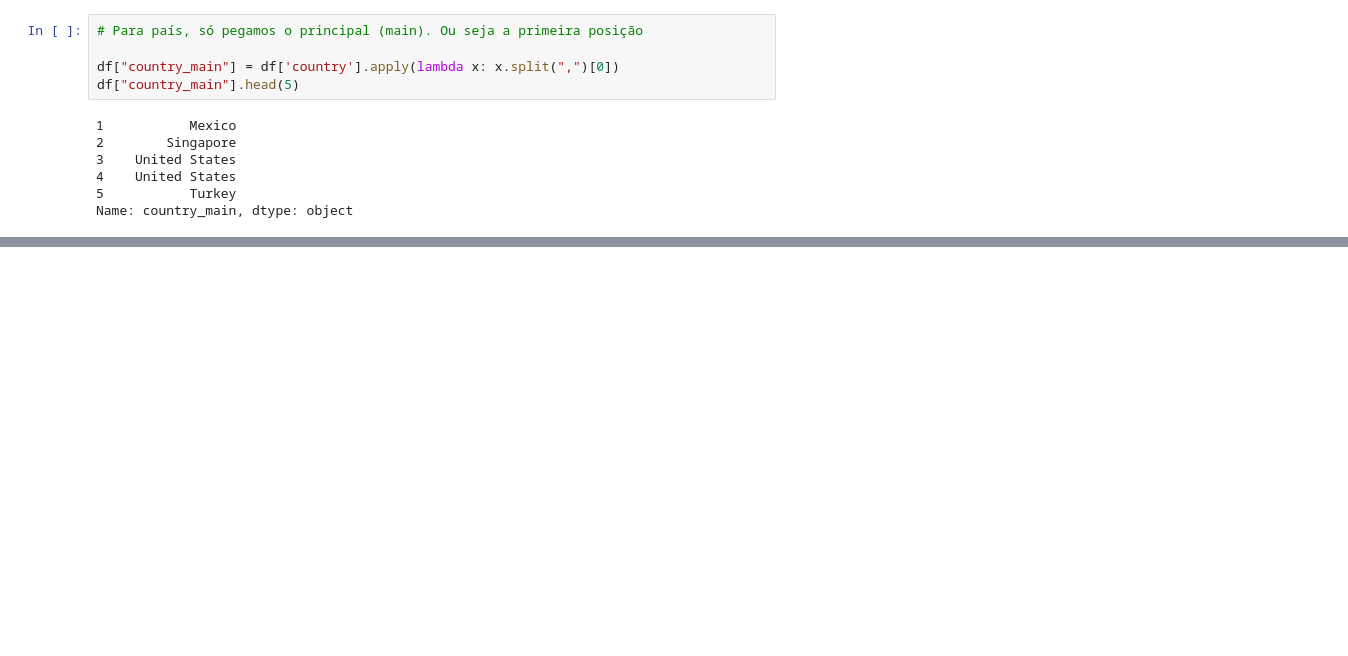
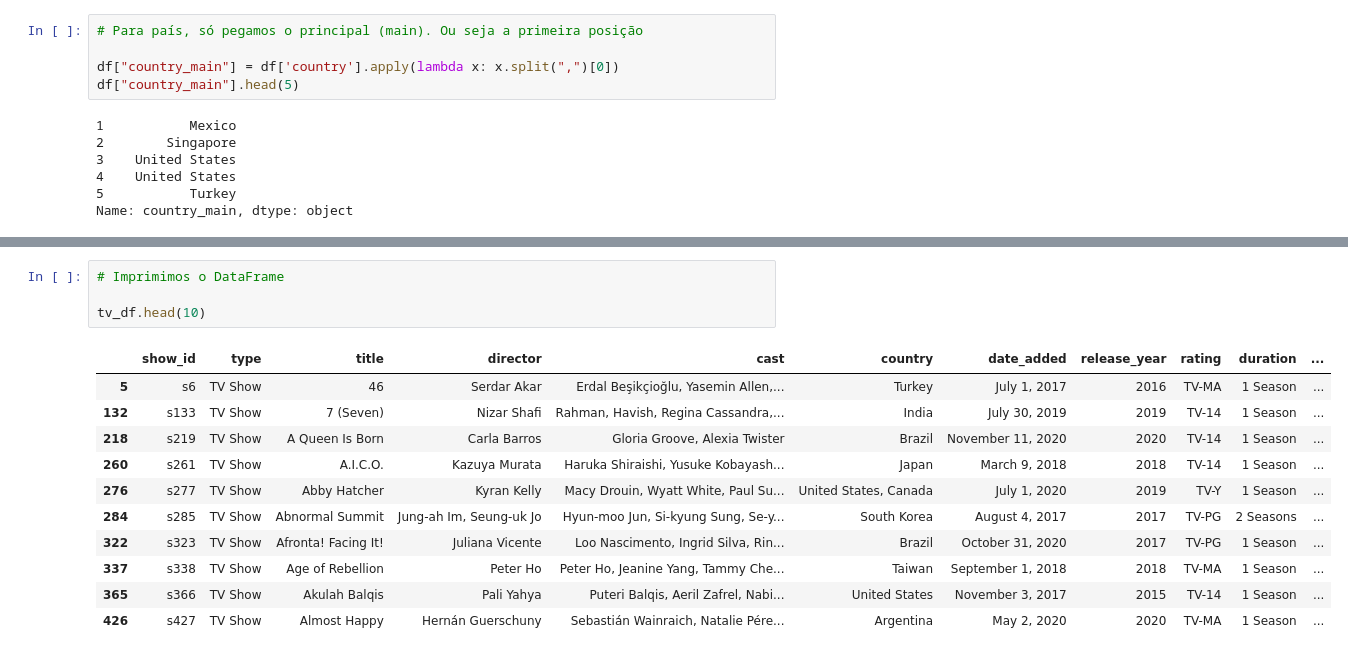
Before and after one commit to EddyGiusepe/Sistema_RECOMENDACION_Netflix, a Jupyter notebook: Netflix_RECOMMENDATION.ipynb, the cells around one changed output, grey strips where cells are left out. Saved outputs shown, nothing was run; the diff lists cells and outputs as text; blank space fills up the shorter version.

```diff
--- a/Netflix_RECOMMENDATION.ipynb
+++ b/Netflix_RECOMMENDATION.ipynb
@@ -340,0 +384,16 @@ pd.DataFrame({"count":count, "percent":percent})
+# %%
+# Imprimimos o DataFrame
+
+tv_df.head(10)
+# %% [output]
+|  | show_id | type | title | director | cast | country | date_added | release_year | rating | duration | ... |
+| 5 | s6 | TV Show | 46 | Serdar Akar | Erdal Beşikçioğlu, Yasemin Allen,... | Turkey | July 1, 2017 | 2016 | TV-MA | 1 Season | ... |
+| 132 | s133 | TV Show | 7 (Seven) | Nizar Shafi | Rahman, Havish, Regina Cassandra,... | India | July 30, 2019 | 2019 | TV-14 | 1 Season | ... |
+| 218 | s219 | TV Show | A Queen Is Born | Carla Barros | Gloria Groove, Alexia Twister | Brazil | November 11, 2020 | 2020 | TV-14 | 1 Season | ... |
+| 260 | s261 | TV Show | A.I.C.O. | Kazuya Murata | Haruka Shiraishi, Yusuke Kobayash... | Japan | March 9, 2018 | 2018 | TV-14 | 1 Season | ... |
+| 276 | s277 | TV Show | Abby Hatcher | Kyran Kelly | Macy Drouin, Wyatt White, Paul Su... | United States, Canada | July 1, 2020 | 2019 | TV-Y | 1 Season | ... |
+| 284 | s285 | TV Show | Abnormal Summit | Jung-ah Im, Seung-uk Jo | Hyun-moo Jun, Si-kyung Sung, Se-y... | South Korea | August 4, 2017 | 2017 | TV-PG | 2 Seasons | ... |
+| 322 | s323 | TV Show | Afronta! Facing It! | Juliana Vicente | Loo Nascimento, Ingrid Silva, Rin... | Brazil | October 31, 2020 | 2017 | TV-PG | 1 Season | ... |
+| 337 | s338 | TV Show | Age of Rebellion | Peter Ho | Peter Ho, Jeanine Yang, Tammy Che... | Taiwan | September 1, 2018 | 2018 | TV-MA | 1 Season | ... |
+| 365 | s366 | TV Show | Akulah Balqis | Pali Yahya | Puteri Balqis, Aeril Zafrel, Nabi... | United States | November 3, 2017 | 2015 | TV-14 | 1 Season | ... |
+| 426 | s427 | TV Show | Almost Happy | Hernán Guerschuny | Sebastián Wainraich, Natalie Pére... | Argentina | May 2, 2020 | 2020 | TV-MA | 1 Season | ... |
```
Also changed, not shown: parts of 6 cells of this notebook.
